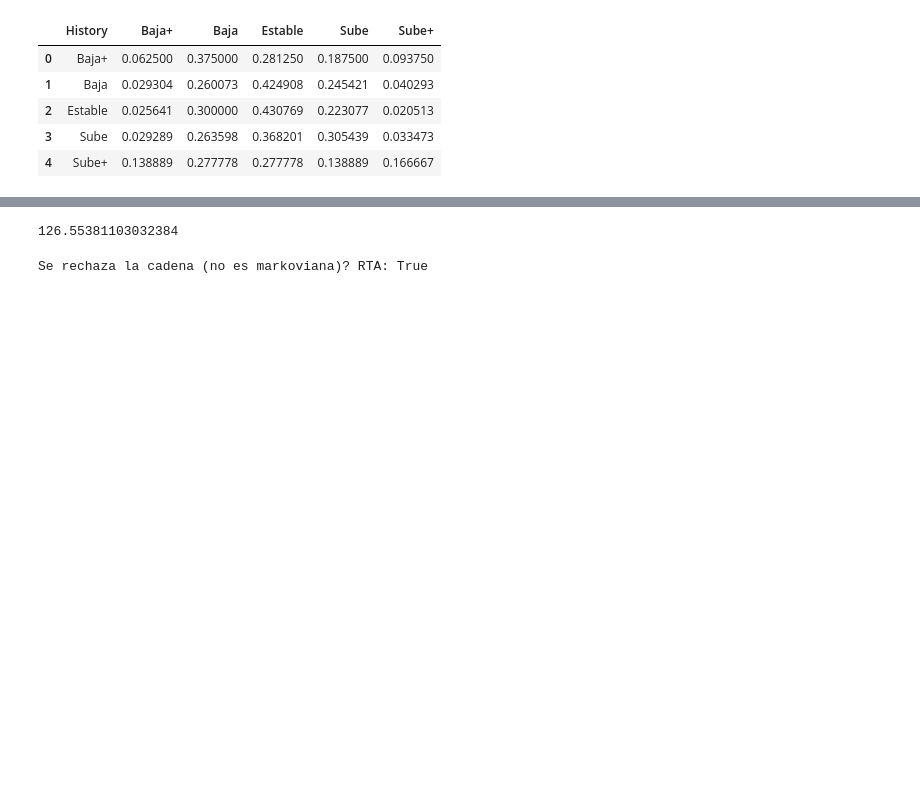
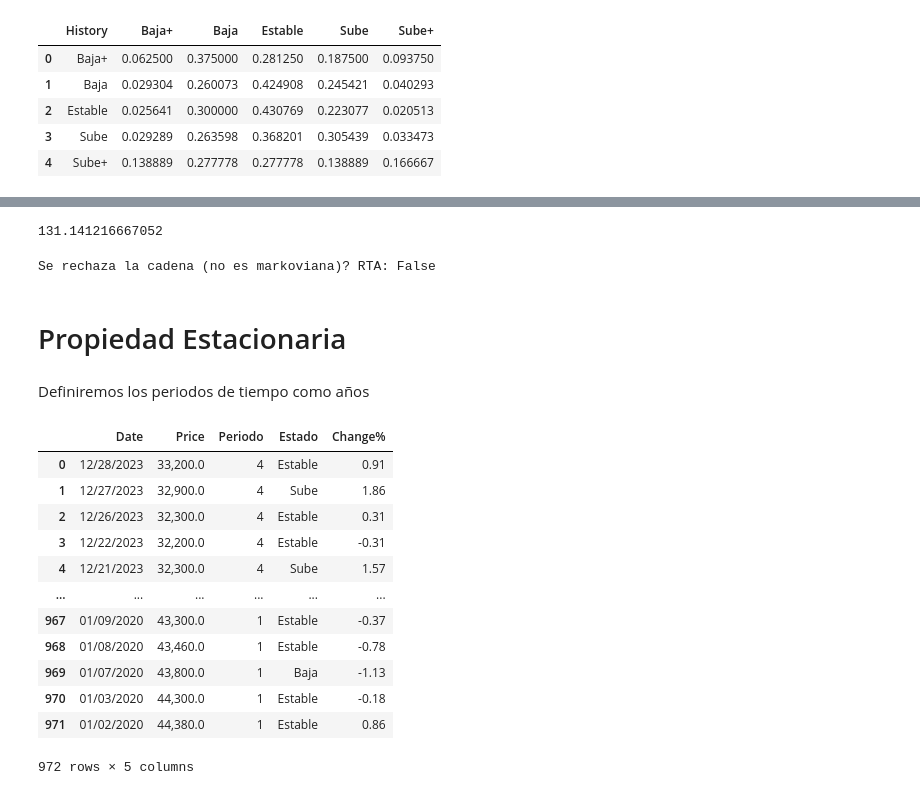
Before and after one commit to JuanJoseCifuentes/inv-de-operaciones, a Jupyter notebook: Primer Corte/bancolombia_markoviana.ipynb, the cells around one changed output, grey strips where cells are left out. Drawn from its saved outputs; the diff is of its cells as text; code cells hidden in the pictures; blank space fills up the shorter version.

```diff
--- a/Primer Corte/bancolombia_markoviana.ipynb
+++ b/Primer Corte/bancolombia_markoviana.ipynb
@@ -61 +115,32 @@ plt.show()
+# %%
+#6 estados, por desviacion local - ACEPTADA
+new_col = []
+l = 20
+data = df_bancolombia['Change%']
+
+for i, percentage in enumerate(data):
+    min = int(i - l/2)
+    max = int(i + l/2)
+    if(i <= l/2):
+        min = 0
+        max = l
+    elif(i >= len(data) - (l/2)):
+        min = len(data) - l
+        max = len(data)
+
+    desviacion = np.std(data[min:max])
+
+    if percentage > (2 * desviacion):
+        new_col.append('S3')
+    elif percentage > desviacion:
+        new_col.append('S2')
+    elif percentage > 0:
+        new_col.append('S1')
+    elif percentage > -(desviacion):
+        new_col.append('B1')
+    elif percentage > -(2 * desviacion):
+        new_col.append('B2')
+    else:
+        new_col.append('B3')
+#df_bancolombia.insert(2, 'Estado', new_col, True)
 # %%
@@ -233,17 +445,49 @@ chi_observado
 # %%
 from scipy.stats.distributions import chi2
 
-alpha = 0.02
-rows = 25
-cols = 5
+alpha = 0.01
+rows = total_rows
+cols = total_cols
 grados = (rows - 1)*(cols - 1)
 
 chi_teorico = chi2.ppf(1 - alpha, df=grados)
 chi_teorico
 # %% [output]
-126.55381103032384
+131.141216667052
 # %%
-is_markovian = chi_observado >= chi_teorico
-print(f'Se rechaza la cadena (no es markoviana)? RTA: {is_markovian}')
+is_not_markovian = chi_observado >= chi_teorico
+print(f'Se rechaza la cadena (no es markoviana)? RTA: {is_not_markovian}')
 # %% [output]
-Se rechaza la cadena (no es markoviana)? RTA: True
+Se rechaza la cadena (no es markoviana)? RTA: False
+# %% [markdown]
+# Propiedad Estacionaria
+# %% [markdown]
+Definiremos los periodos de tiempo como años
+# %%
+new_col = []
+for date in df_bancolombia['Date']:
+    if '2020' in date:
+        new_col.append(1)
+    elif '2021' in date:
+        new_col.append(2)
+    elif '2022' in date:
+        new_col.append(3)
+    else:
+        new_col.append(4)
+df_bancolombia.insert(2, 'Periodo', new_col, True)
+
+df_bancolombia
+# %% [output]
+|  | Date | Price | Periodo | Estado | Change% |
+| 0 | 12/28/2023 | 33,200.0 | 4 | Estable | 0.91 |
+| 1 | 12/27/2023 | 32,900.0 | 4 | Sube | 1.86 |
+| 2 | 12/26/2023 | 32,300.0 | 4 | Estable | 0.31 |
+| 3 | 12/22/2023 | 32,200.0 | 4 | Estable | -0.31 |
+| 4 | 12/21/2023 | 32,300.0 | 4 | Sube | 1.57 |
+| ... | ... | ... | ... | ... | ... |
+| 967 | 01/09/2020 | 43,300.0 | 1 | Estable | -0.37 |
+| 968 | 01/08/2020 | 43,460.0 | 1 | Estable | -0.78 |
+| 969 | 01/07/2020 | 43,800.0 | 1 | Baja | -1.13 |
+| 970 | 01/03/2020 | 44,300.0 | 1 | Estable | -0.18 |
+| 971 | 01/02/2020 | 44,380.0 | 1 | Estable | 0.86 |
+972 rows × 5 columns
```
Also changed, not shown: parts of 25 cells of this notebook.
